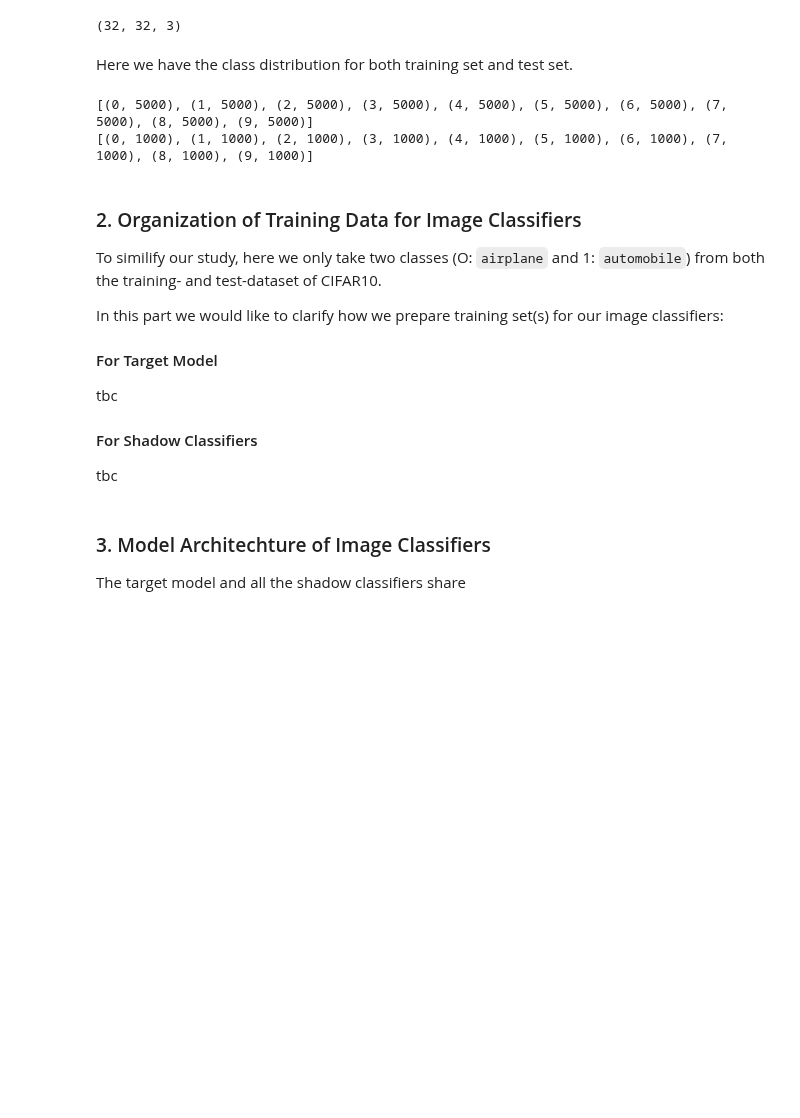
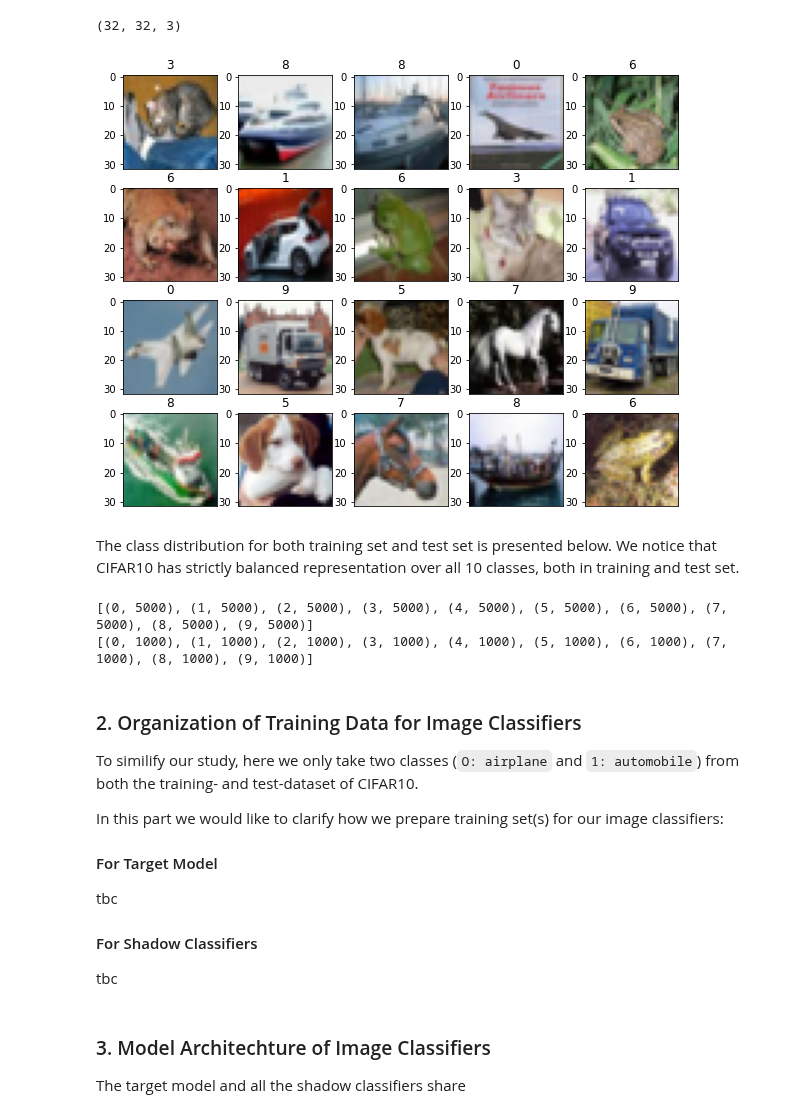
Before and after one commit to privML/privacy-evaluator, a Jupyter notebook: notebooks/property_inference_attack.ipynb, the cells around one changed output. Drawn from its saved outputs; the diff is of its cells as text; code cells hidden in the pictures; blank space fills up the shorter version.

```diff
--- a/notebooks/property_inference_attack.ipynb
+++ b/notebooks/property_inference_attack.ipynb
@@ -20,8 +21,19 @@ input_shape = test_dataset[0][0].shape
 print(input_shape)
 # %% [output]
 (32, 32, 3)
-# %% [markdown]
-Here we have the class distribution for both training set and test set.
+# %%
+plt.figure(figsize=(10, 10))
+num_images_to_display, num_columns = 20, 5
+for i, image in enumerate(test_dataset[0][:num_images_to_display]):
+    plt.subplot(num_images_to_display / num_columns + 1, num_columns, i + 1)
+    plt.imshow(image)
+    ax = plt.gca()
+    ax.axes.xaxis.set_visible(False)
+    ax.set_title(str(int(test_dataset[1][i])))
+# %% [output]
+[figure, added]
+# %% [markdown]
+The class distribution for both training set and test set is presented below. We notice that CIFAR10 has strictly balanced representation over all 10 classes, both in training and test set.
 # %%
 print(sorted(collections.Counter(train_dataset[1].flatten()).items()))
 print(sorted(collections.Counter(test_dataset[1].flatten()).items()))
@@ -30,7 +42,7 @@ print(sorted(collections.Counter(test_dataset[1].flatten()).items()))
 [(0, 1000), (1, 1000), (2, 1000), (3, 1000), (4, 1000), (5, 1000), (6, 1000), (7, 1000), (8, 1000), (9, 1000)]
 # %% [markdown]
 ### 2. Organization of Training Data for Image Classifiers
-To similify our study, here we only take two classes (O: `airplane` and 1: `automobile`) from both the training- and test-dataset of CIFAR10.
+To similify our study, here we only take two classes (`O: airplane` and `1: automobile`) from both the training- and test-dataset of CIFAR10.
 
 In this part we would like to clarify how we prepare training set(s) for our image classifiers:
 
```
Also changed, not shown: parts of 2 cells of this notebook.
